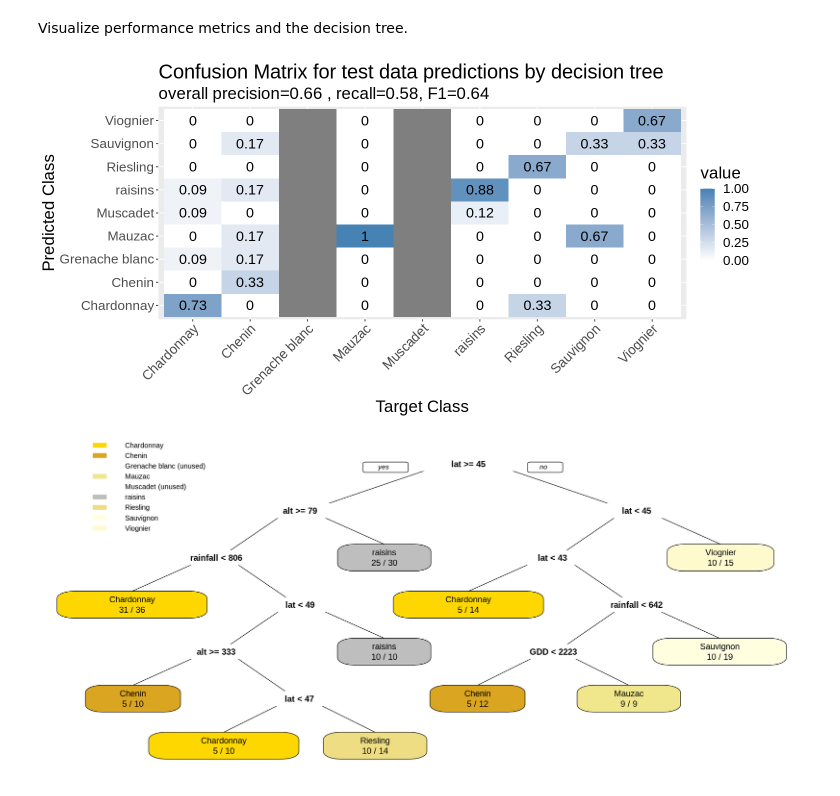
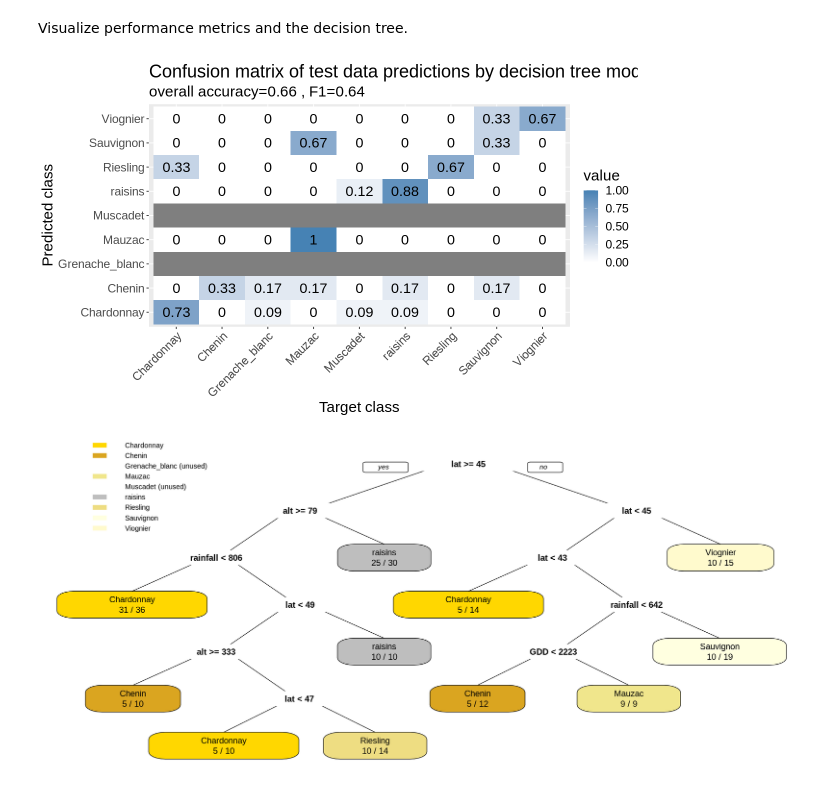
Before and after one commit to Wimmics/kgstat, a Jupyter notebook: KG_and_Classification_R.ipynb, the cells around one changed output. Cells and saved outputs as stored; diff of their text form; code cells hidden in the pictures.

```diff
--- a/KG_and_Classification_R.ipynb
+++ b/KG_and_Classification_R.ipynb
@@ -606,0 +527,11 @@ GDD_rainfall.wine.cls$class_bin <- ifelse(GDD_rainfall.wine.cls$cepage_rouge ==
+# %%
+options(readr.show_col_types = FALSE)
+
+# define name spaces used by grapevines mini-dataset
+namespaces <- c(rdf= "http://www.w3.org/1999/02/22-rdf-syntax-ns#",
+                vin= "http://www.w3.org/TR/2003/PR-owl-guide-20031209/wine#",
+                wekg= "http://ns.inria.fr/meteo/weatherstation/")
+
+# read the file into rdf object
+grapevines.rdf <- rdf_parse("https://raw.githubusercontent.com/AnnaBobasheva/KG-R/main/data/grapevines.ttl",
+                            format="turtle")
@@ -796,40 +775,42 @@ test.blanc <-  test [, c( "lat", "alt", "GDD",  "rainfall", "cepage_blanc")]
 #rpart.blanc <- rpart(cepage_blanc~., data=train.blanc)
 
 # the same but with caret optimizing complexity parameter cp
-#tune_grid <- expand.grid(.cp=c(0.01, 0.1, 1))
-#rpart.blanc <- train(cepage_blanc ~ ., data = train.blanc, method = "rpart", tuneGrid=tune_grid )
+tune_grid <- expand.grid(.cp=c(0.01, 0.1, 1))
+rpart.blanc <- train(cepage_blanc ~ ., data = train.blanc, method = "rpart", tuneGrid=tune_grid )
 
 # the same but with caret optimizing max depth
-tune_grid <- expand.grid(.maxdepth=2:10)
-rpart.blanc <- train(cepage_blanc ~ ., data = train.blanc, method = "rpart2", tuneGrid=tune_grid )
+#tune_grid <- expand.grid(.maxdepth=2:10)
+#rpart.blanc <- train(cepage_blanc ~ ., data = train.blanc, method = "rpart2", tuneGrid=tune_grid )
 # %% [markdown]
 Visualize performance metrics and the decision tree.
 # %%
-options(repr.plot.width = 12)
+options(repr.plot.width = 10)
 options(repr.plot.height = 6)
 
 # Make predictions on the test set
 pred_blanc <- predict(rpart.blanc , test.blanc)
 
 # Evaluate the model's performance
 confusion_matrix  <- confusionMatrix(pred_blanc, test.blanc$cepage_blanc, mode = "prec_recall")
 normalized_matrix <- confusion_matrix$table / rowSums(confusion_matrix$table)
 
-ggplot(melt(normalized_matrix), aes(x=Prediction, y=Reference, fill=value)) +
-        geom_tile() +
-        geom_text(aes(label=round(value, 2) ), size=6) +
-        scale_fill_gradient(low="white", high="steelblue") +
-        theme(axis.text.x=element_text(angle=45, hjust=1)) +
-        theme(text = element_text(size = 20)) +
-        ggtitle("Confusion Matrix for test data predictions by decision tree") +
-        ylab("Predicted Class") +
-        xlab("Target Class") +
-        labs(subtitle = sprintf("overall precision=%.2f , recall=%.2f, F1=%.2f",
-                                mean(confusion_matrix$byClass[,"Precision"], na.rm=TRUE),
-                                mean(confusion_matrix$byClass[,"Recall"], na.rm=TRUE),
-                                mean(confusion_matrix$byClass[, "F1"], na.rm=TRUE)) )
+ggplot(melt(normalized_matrix), aes(x=Reference, y=Prediction, fill=value)) +
+  geom_tile() +
+  geom_text(aes(label=round(value, 2) ), size=6) +
+
+  theme(text = element_text(size = 18),
+        axis.text.x=element_text(angle=45, hjust=1)) +
+
+  scale_fill_gradient(low="white", high="steelblue") +
+
+  labs(title="Confusion matrix of test data predictions by decision tree model ",
+       subtitle = sprintf("overall accuracy=%.2f , F1=%.2f",
+                          confusion_matrix$overall["Accuracy"],
+                          mean(confusion_matrix$byClass[, "F1"], na.rm=TRUE)),
+       x="Target class",
+       y="Predicted class" )
 # %% [output]
-[figure, old version]
+[figure, new version]
 # %%
 options(repr.plot.width = 18)
 options(repr.plot.height = 8)
```
Also changed, not shown: parts of 26 cells of this notebook.
